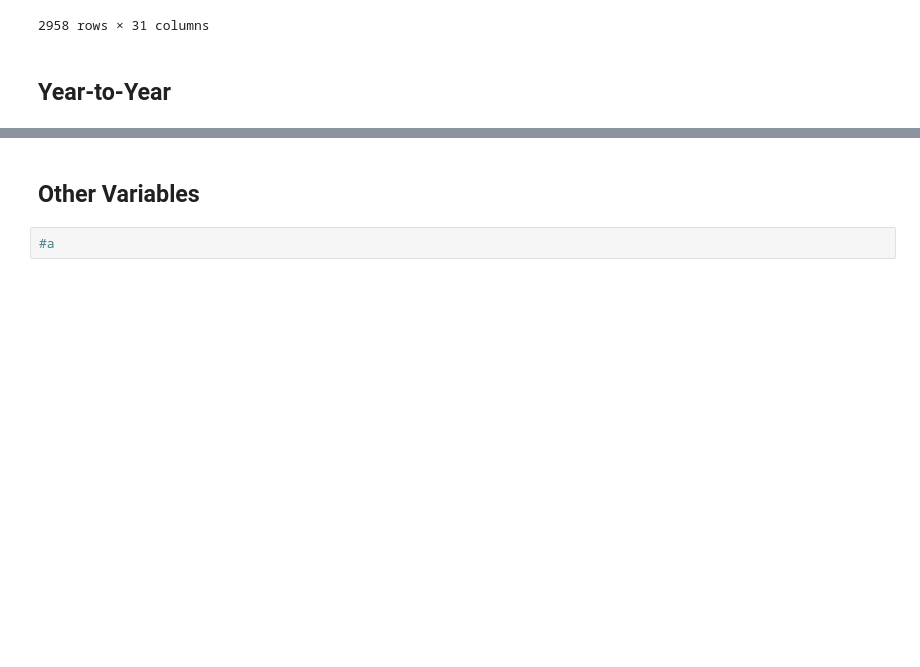
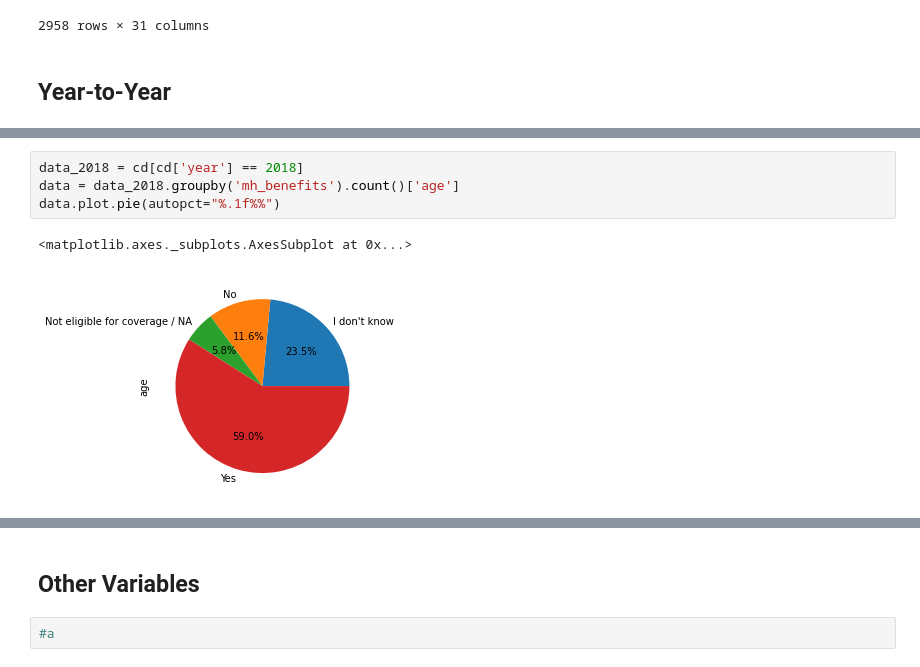
Before and after one commit to jaceybronte/compsci216-project, a Jupyter notebook: mh_benefits_analysis.ipynb, the cells around one changed output, grey strips where cells are left out. Cells and saved outputs as stored; diff of their text form; blank space fills up the shorter version.

```diff
--- a/mh_benefits_analysis.ipynb
+++ b/mh_benefits_analysis.ipynb
@@ -43,0 +57,7 @@ Name: mh_benefits, dtype: int64
+# %%
+data_2018 = cd[cd['year'] == 2018]
+data = data_2018.groupby('mh_benefits').count()['age']
+data.plot.pie(autopct="%.1f%%")
+# %% [output]
+<matplotlib.axes._subplots.AxesSubplot at 0x...>
+[figure, added]
```
Also changed, not shown: parts of 4 cells of this notebook.
